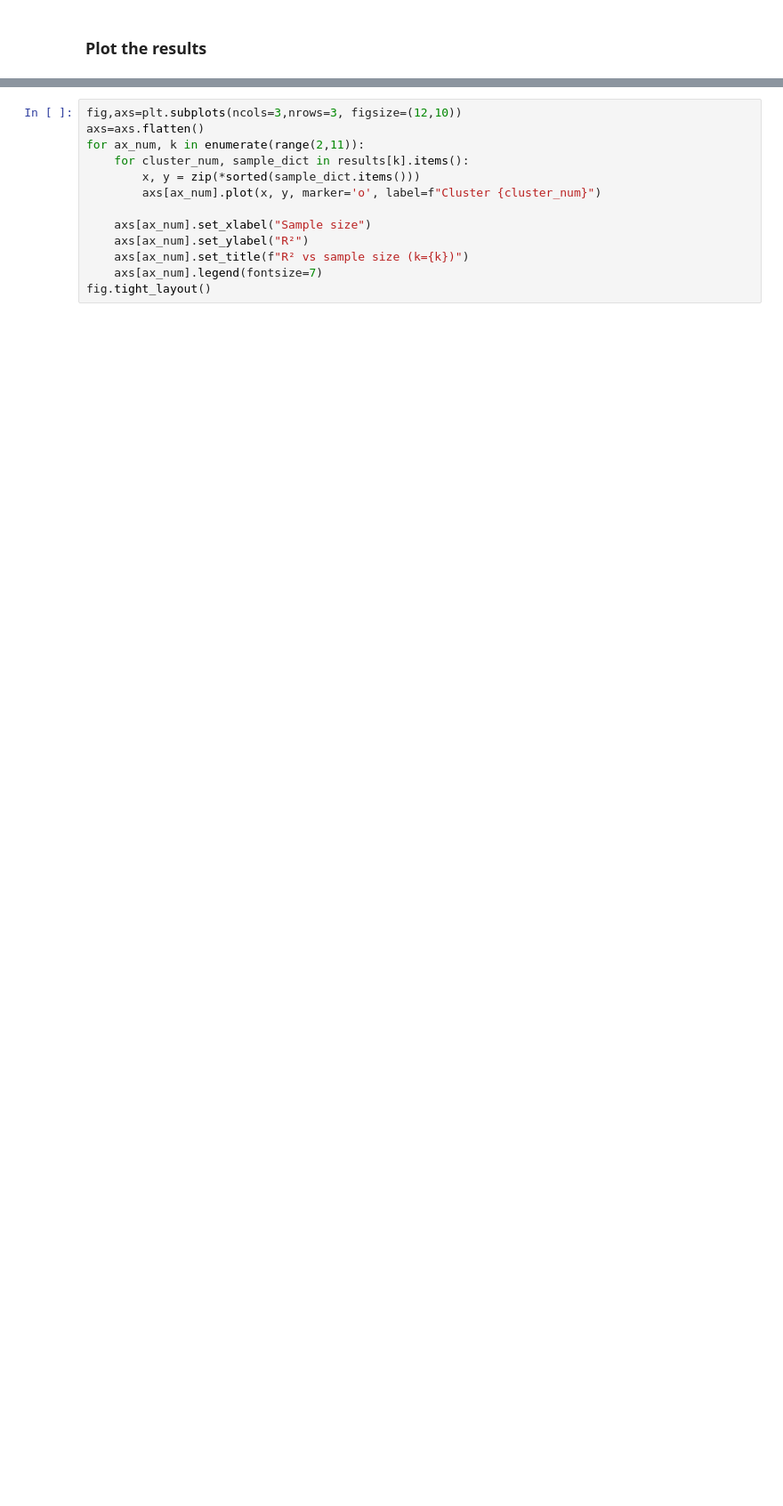
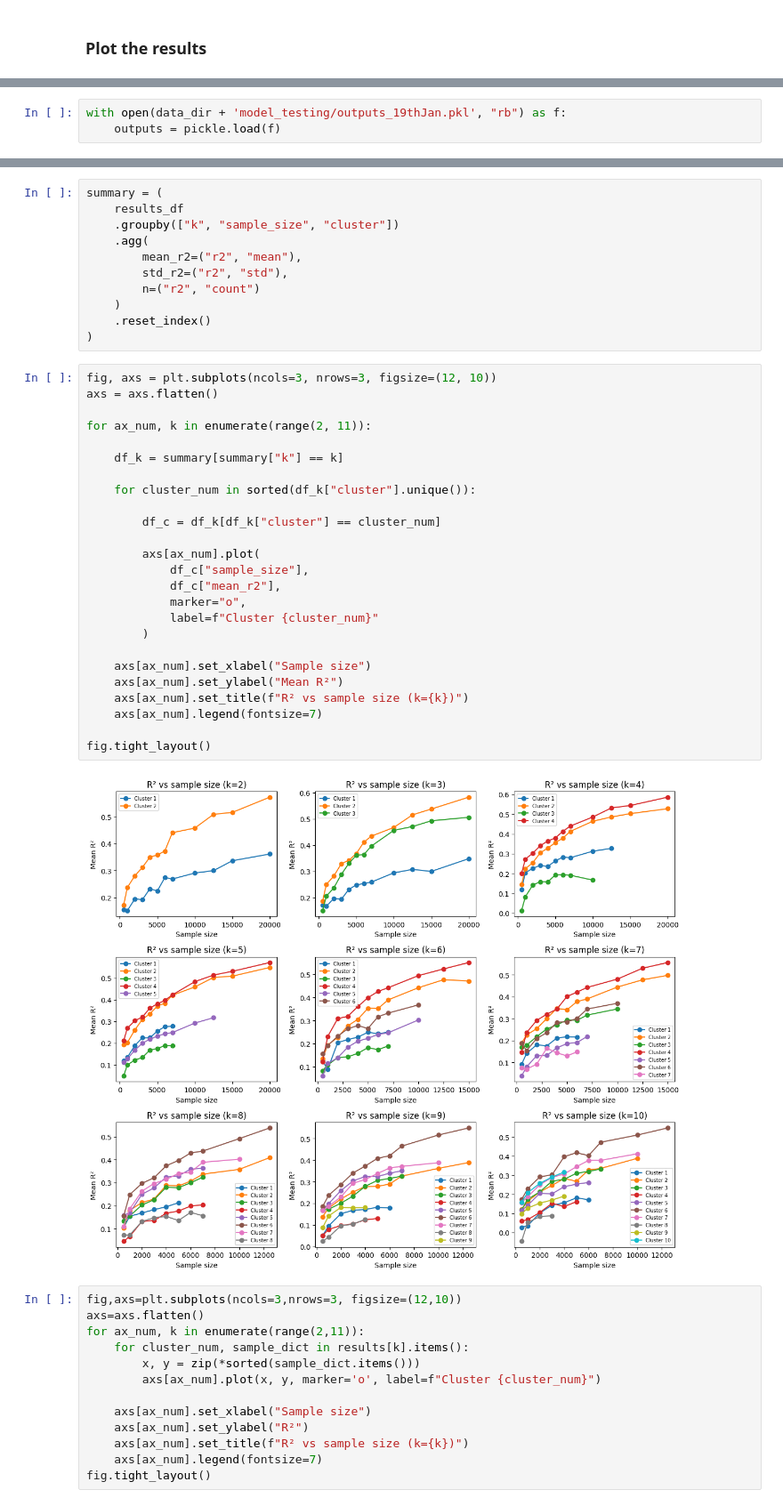
Before and after one commit to Urban-Analytics/INTEGRATE, a Jupyter notebook: llm/python/Embeddings/CLIP/WithClustering/6-TestModelOverClusters_ControlledForSampleSize.ipynb, the cells around one changed output, grey strips where cells are left out. Shown at 89% size. Drawn from its saved outputs; the diff is of its cells as text; blank space fills up the shorter version.

```diff
--- a/llm/python/Embeddings/CLIP/WithClustering/6-TestModelOverClusters_ControlledForSampleSize.ipynb
+++ b/llm/python/Embeddings/CLIP/WithClustering/6-TestModelOverClusters_ControlledForSampleSize.ipynb
@@ -275,0 +569,3 @@ with open(data_dir + 'model_testing/results_dict_plotting_14thJan.pkl', "rb") as
+# %%
+with open(data_dir + 'model_testing/outputs_19thJan.pkl', "rb") as f:
+    outputs = pickle.load(f)
@@ -276,3 +590,41 @@ with open(data_dir + 'model_testing/results_dict_plotting_14thJan.pkl', "rb") as
+# %%
+summary = (
+    results_df
+    .groupby(["k", "sample_size", "cluster"])
+    .agg(
+        mean_r2=("r2", "mean"),
+        std_r2=("r2", "std"),
+        n=("r2", "count")
+    )
+    .reset_index()
+)
+# %%
+fig, axs = plt.subplots(ncols=3, nrows=3, figsize=(12, 10))
+axs = axs.flatten()
+
+for ax_num, k in enumerate(range(2, 11)):
+
+    df_k = summary[summary["k"] == k]
+
+    for cluster_num in sorted(df_k["cluster"].unique()):
+
+        df_c = df_k[df_k["cluster"] == cluster_num]
+
+        axs[ax_num].plot(
+            df_c["sample_size"],
+            df_c["mean_r2"],
+            marker="o",
+            label=f"Cluster {cluster_num}"
+        )
+
+    axs[ax_num].set_xlabel("Sample size")
+    axs[ax_num].set_ylabel("Mean R²")
+    axs[ax_num].set_title(f"R² vs sample size (k={k})")
+    axs[ax_num].legend(fontsize=7)
+
+fig.tight_layout()
+# %% [output]
+[figure, added]
 # %%
 fig,axs=plt.subplots(ncols=3,nrows=3, figsize=(12,10))
 axs=axs.flatten()
```
Also changed, not shown: parts of 7 cells of this notebook, 1 other file.
